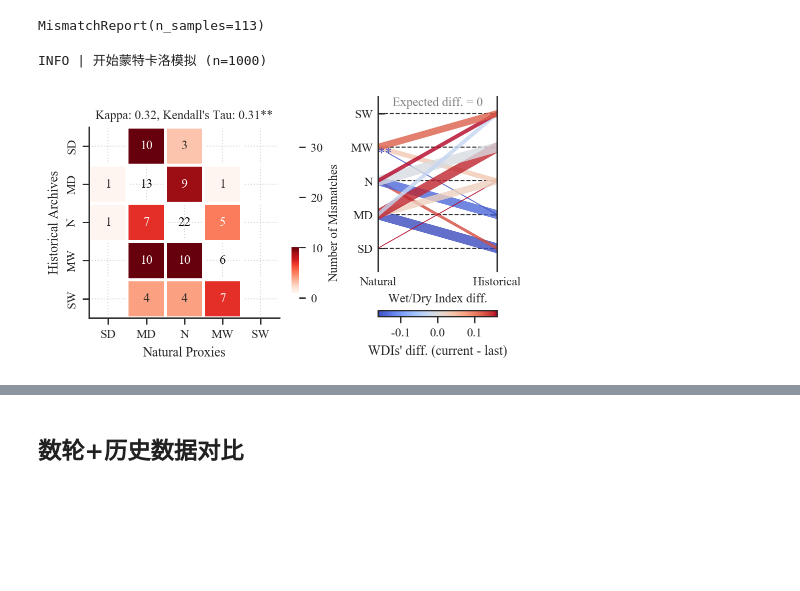
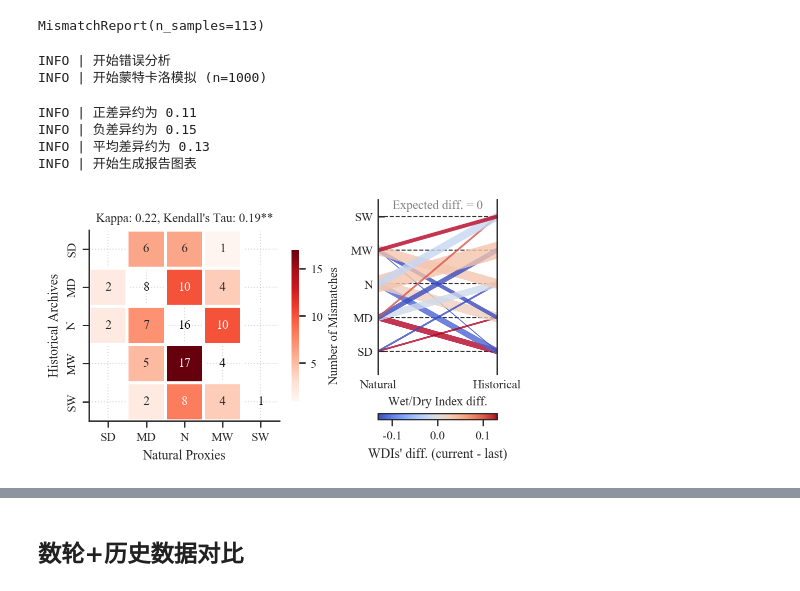
Before and after one commit to SongshGeo/shifting_baseline, a Jupyter notebook: reports/mismatch.ipynb, the cells around one changed output, grey strips where cells are left out. Cells and saved outputs as stored; diff of their text form; code cells hidden in the pictures; blank space fills up the shorter version.

```diff
--- a/reports/mismatch.ipynb
+++ b/reports/mismatch.ipynb
@@ -64,12 +64,12 @@ _, validation_data = load_validation_data(
 
 # 数轮数据
 tree_ring = combined["mean"]
-mismatch_report = MismatchReport(
+validation_mismatch_report = MismatchReport(
     pred=classify(validation_data),
     true=classify(tree_ring),
     value_series=tree_ring,
 )
-mismatch_report
+validation_mismatch_report
 # %% [output]
 INFO | 从 /Users/songshgeo/Documents/VSCode/shifting_baseline/data/JAS_z_China_1900-2017.nc 加载验证数据 ...
 INFO | 从文件加载处理后的 z-score 验证数据 ...
@@ -77,8 +77,18 @@ INFO | 从 /Users/songshgeo/Documents/VSCode/shifting_baseline/data/JAS_z_China.
 INFO | 有效样本数: 113
 MismatchReport(n_samples=113)
 # %%
-mismatch_report.analyze_error_patterns()
-mismatch_report.generate_report_figure();
+log.info("开始错误分析")
+validation_mismatch_report.analyze_error_patterns()
+log.info(f"正差异约为 {validation_mismatch_report.get_mean_diff('positive'):.2f}")
+log.info(f"负差异约为 {validation_mismatch_report.get_mean_diff('negative'):.2f}")
+log.info(f"平均差异约为 {validation_mismatch_report.get_mean_diff():.2f}")
+log.info("开始生成报告图表")
+validation_mismatch_report.generate_report_figure();
 # %% [output]
+INFO | 开始错误分析
 INFO | 开始蒙特卡洛模拟 (n=1000)
+INFO | 正差异约为 0.11
+INFO | 负差异约为 0.15
+INFO | 平均差异约为 0.13
+INFO | 开始生成报告图表
-[figure, old version]
+[figure, new version]
```
Also changed, not shown: parts of 8 cells of this notebook, 6 other files.
